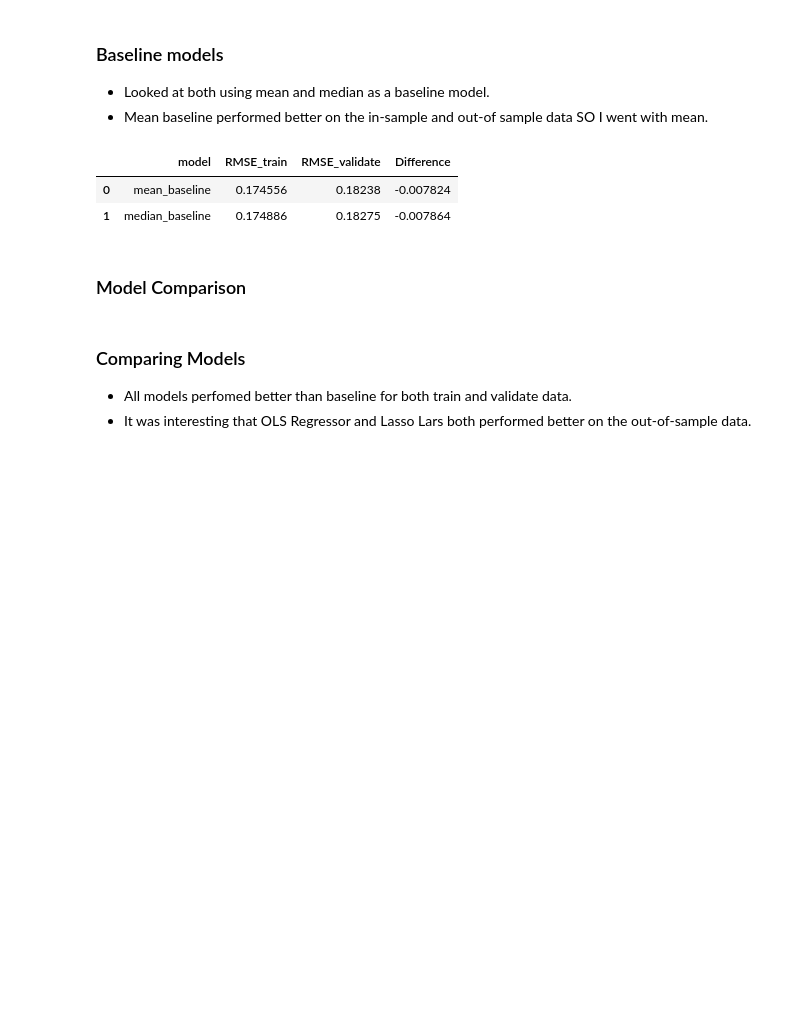
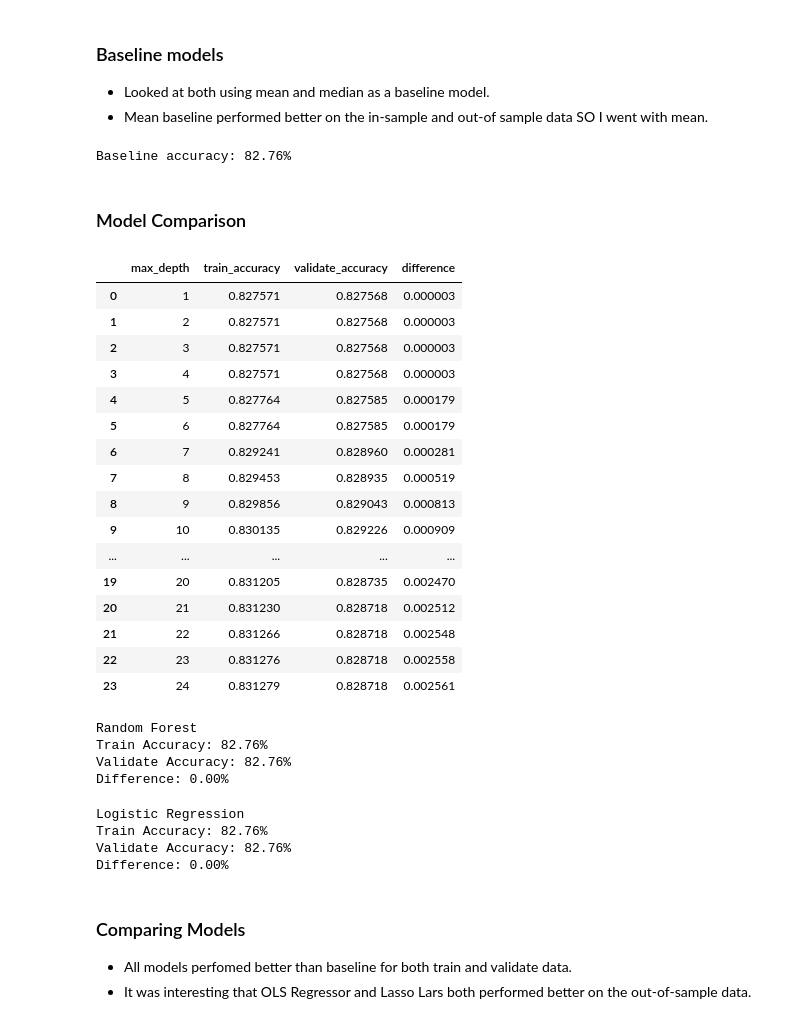
Before and after one commit to markydoug/click_throughs, a Jupyter notebook: project_template.ipynb, the cells around one changed output. Drawn from its saved outputs; the diff is of its cells as text; code cells hidden in the pictures; blank space fills up the shorter version.

Commit message:
Start modeling

```diff
--- a/project_template.ipynb
+++ b/project_template.ipynb
@@ -280,6 +420,9 @@ p-value: 0.667745
 # %%
-#prepare data for modeling
-X_train, y_train, X_validate, y_validate, X_test, y_test = w.prep_for_model(train, validate, test, 'logerror', drivers)
+train, validate, test = m.get_dumdum(train, validate, test, cols_to_encode)
+# %%
+drivers = ['banner_pos_1', 'day_of_week_Tuesday', 'day_of_week_Wednesday', 'C14', 'app_category_07d7df22', 'site_category_50e219e0']
+# %%
+X_train, y_train, X_validate, y_validate, X_test, y_test = m.prep_for_model(train, validate, test, 'click', drivers)
 # %% [markdown]
 ### Baseline models
 * Looked at both using mean and median as a baseline model.
@@ -338,8 +430,9 @@ def baseline_models(y_train, y_validate):
 # %%
-baseline_models(y_train, y_validate)
+#baseline based on the percentage of the mode
+baseline = y_train.value_counts(normalize=True).max()
+#print results
+print(f'Baseline accuracy: {baseline:.2%}')
 # %% [output]
-|  | model | RMSE_train | RMSE_validate | Difference |
-| 0 | mean_baseline | 0.174556 | 0.18238 | -0.007824 |
-| 1 | median_baseline | 0.174886 | 0.18275 | -0.007864 |
+Baseline accuracy: 82.76%
 # %% [markdown]
 ### Model Comparison
@@ -346,6 +444,66 @@ baseline_models(y_train, y_validate)
+# %%
+########### DECICSION TREE HYPERPARAMETER TESTING####################
+
+# Let's continue getting loopy, so we can compare in-sample to out-of-sample
+metric = []
+
+for i in range(1, 25):
+    # Make the model
+    tree = DecisionTreeClassifier(max_depth=i, random_state=123)
+
+    # Fit the model (on train and only train)
+    tree = tree.fit(X_train, y_train)
+
+    # Use the model
+    # We'll evaluate the model's performance on train, first
+    in_sample_accuracy = tree.score(X_train, y_train)
+
+    out_of_sample_accuracy = tree.score(X_validate, y_validate)
+
+    output = {
+        "max_depth": i,
+        "train_accuracy": in_sample_accuracy,
+        "validate_accuracy": out_of_sample_accuracy
+    }
+
+    metric.append(output)
+
+df = pd.DataFrame(metric)
+df["difference"] = df.train_accuracy - df.validate_accuracy
 # %%
-#run and compare models
-#m.regression_models(X_train, y_train, X_validate, y_validate)
+df.sort_values(by=['difference' ,'train_accuracy'])
+# %% [output]
+|  | max_depth | train_accuracy | validate_accuracy | difference |
+| 0 | 1 | 0.827571 | 0.827568 | 0.000003 |
+| 1 | 2 | 0.827571 | 0.827568 | 0.000003 |
+| 2 | 3 | 0.827571 | 0.827568 | 0.000003 |
+| 3 | 4 | 0.827571 | 0.827568 | 0.000003 |
+| 4 | 5 | 0.827764 | 0.827585 | 0.000179 |
+| 5 | 6 | 0.827764 | 0.827585 | 0.000179 |
+| 6 | 7 | 0.829241 | 0.828960 | 0.000281 |
+| 7 | 8 | 0.829453 | 0.828935 | 0.000519 |
+| 8 | 9 | 0.829856 | 0.829043 | 0.000813 |
+| 9 | 10 | 0.830135 | 0.829226 | 0.000909 |
+| ... | ... | ... | ... | ... |
+| 19 | 20 | 0.831205 | 0.828735 | 0.002470 |
+| 20 | 21 | 0.831230 | 0.828718 | 0.002512 |
+| 21 | 22 | 0.831266 | 0.828718 | 0.002548 |
+| 22 | 23 | 0.831276 | 0.828718 | 0.002558 |
+| 23 | 24 | 0.831279 | 0.828718 | 0.002561 |
+# %%
+m.random_forest_results(X_train, y_train, X_validate, y_validate)
+# %% [output]
+Random Forest
+Train Accuracy: 82.76%
+Validate Accuracy: 82.76%
+Difference: 0.00%
+# %%
+m.log_results(X_train, y_train, X_validate, y_validate)
+# %% [output]
+Logistic Regression
+Train Accuracy: 82.76%
+Validate Accuracy: 82.76%
+Difference: 0.00%
 # %% [markdown]
 ### Comparing Models
 * All models perfomed better than baseline for both train and validate data.
```
Also changed, not shown: parts of 12 cells of this notebook.
